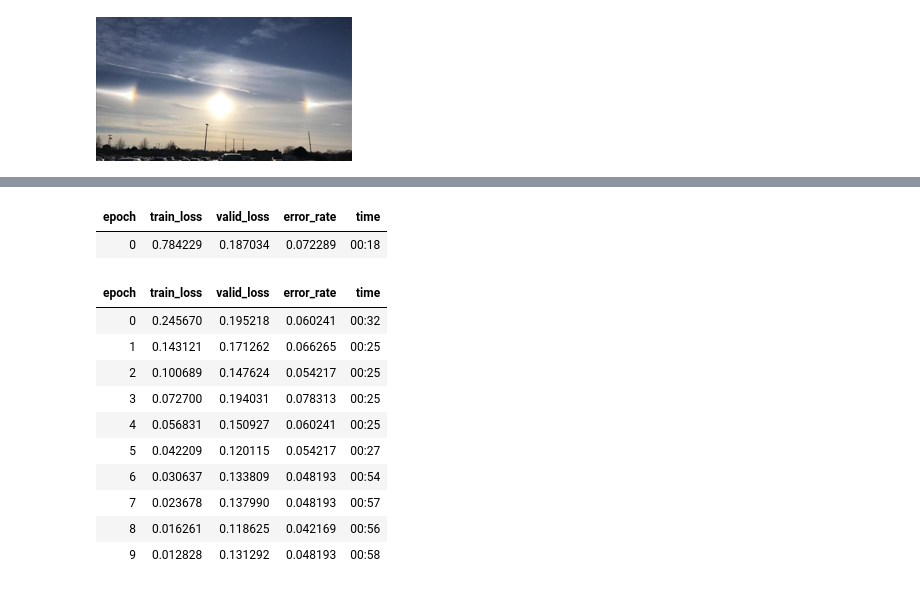
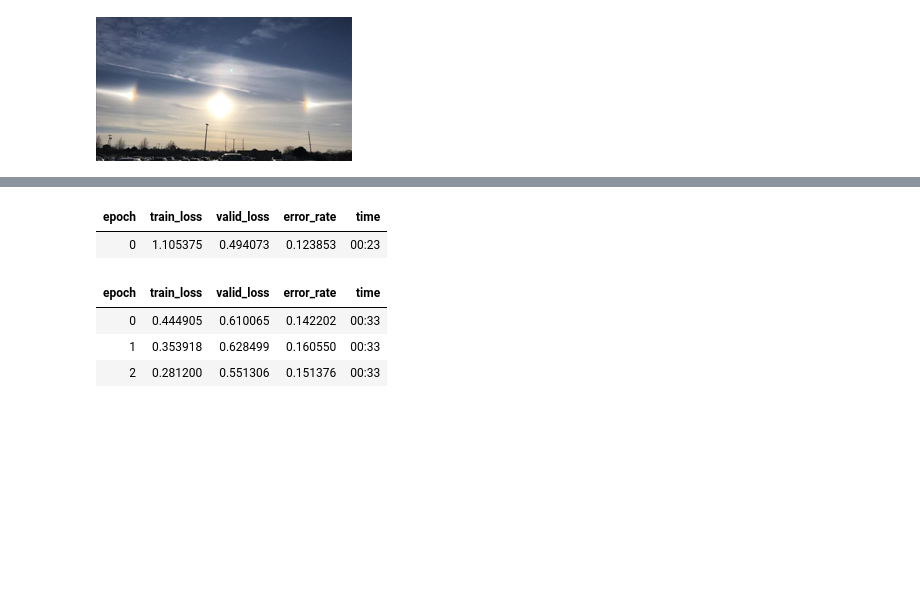
Before and after one commit to jewzaam/aiml-sandbox, a Jupyter notebook: chapter-1-mvm.ipynb, the cells around one changed output, grey strips where cells are left out. Cells and saved outputs as stored; diff of their text form; code cells hidden in the pictures; blank space fills up the shorter version.

```diff
--- a/chapter-1-mvm.ipynb
+++ b/chapter-1-mvm.ipynb
@@ -119,20 +127,13 @@ dls.show_batch(max_n=6)
 # %%
 learn = vision_learner(dls, resnet18, metrics=error_rate)
-learn.fine_tune(10)
+learn.fine_tune(3)
 # %% [output]
 | epoch | train_loss | valid_loss | error_rate | time |
-| 0 | 0.784229 | 0.187034 | 0.072289 | 00:18 |
+| 0 | 1.105375 | 0.494073 | 0.123853 | 00:23 |
 | epoch | train_loss | valid_loss | error_rate | time |
-| 0 | 0.245670 | 0.195218 | 0.060241 | 00:32 |
-| 1 | 0.143121 | 0.171262 | 0.066265 | 00:25 |
-| 2 | 0.100689 | 0.147624 | 0.054217 | 00:25 |
-| 3 | 0.072700 | 0.194031 | 0.078313 | 00:25 |
-| 4 | 0.056831 | 0.150927 | 0.060241 | 00:25 |
-| 5 | 0.042209 | 0.120115 | 0.054217 | 00:27 |
-| 6 | 0.030637 | 0.133809 | 0.048193 | 00:54 |
-| 7 | 0.023678 | 0.137990 | 0.048193 | 00:57 |
-| 8 | 0.016261 | 0.118625 | 0.042169 | 00:56 |
-| 9 | 0.012828 | 0.131292 | 0.048193 | 00:58 |
+| 0 | 0.444905 | 0.610065 | 0.142202 | 00:33 |
+| 1 | 0.353918 | 0.628499 | 0.160550 | 00:33 |
+| 2 | 0.281200 | 0.551306 | 0.151376 | 00:33 |
 # %%
 dest='pug.jpg'
 category,category_num,probs = learn.predict(PILImage.create(dest))
```
Also changed, not shown: parts of 12 cells of this notebook.
